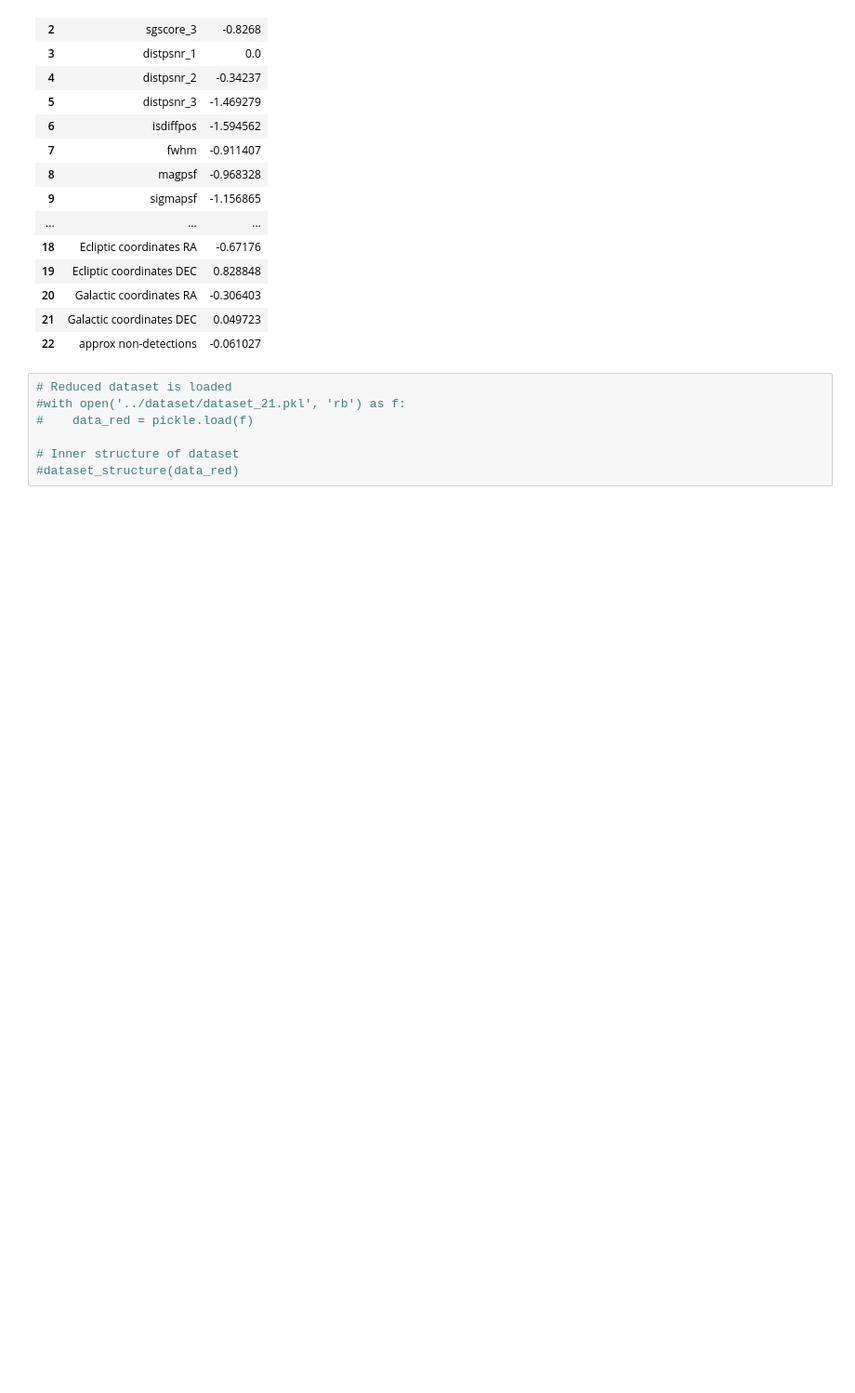
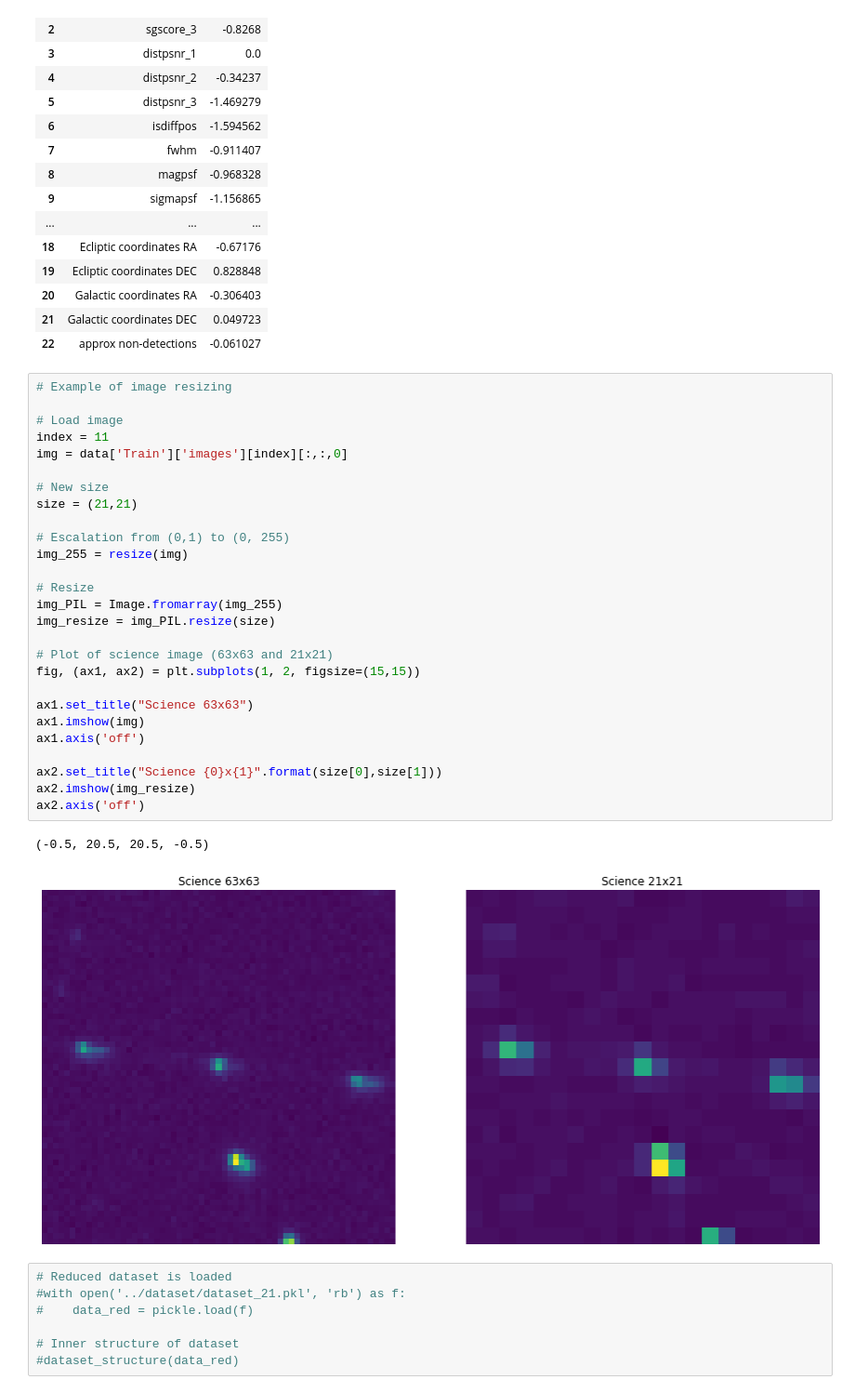
Before and after one commit to R0drig0V1/Astro-SimCLR, a Jupyter notebook: jupyter_examples/stamps_plots.ipynb, the cells around one changed output. Shown: that part at 93% size. Saved outputs shown, nothing was run; the diff lists cells and outputs as text; blank space fills up the shorter version.

```diff
--- a/jupyter_examples/stamps_plots.ipynb
+++ b/jupyter_examples/stamps_plots.ipynb
@@ -54,6 +57,36 @@ Label: Bogus
 | 20 | Galactic coordinates RA | -0.306403 |
 | 21 | Galactic coordinates DEC | 0.049723 |
 | 22 | approx non-detections | -0.061027 |
+# %%
+# Example of image resizing
+
+# Load image
+index = 11
+img = data['Train']['images'][index][:,:,0]
+
+# New size
+size = (21,21)
+
+# Escalation from (0,1) to (0, 255)
+img_255 = resize(img)
+
+# Resize
+img_PIL = Image.fromarray(img_255)
+img_resize = img_PIL.resize(size)
+
+# Plot of science image (63x63 and 21x21)
+fig, (ax1, ax2) = plt.subplots(1, 2, figsize=(15,15))
+
+ax1.set_title("Science 63x63")
+ax1.imshow(img)
+ax1.axis('off')
+
+ax2.set_title("Science {0}x{1}".format(size[0],size[1]))
+ax2.imshow(img_resize)
+ax2.axis('off')
+# %% [output]
+(-0.5, 20.5, 20.5, -0.5)
+[figure, added]
 # %%
 # Reduced dataset is loaded
 #with open('../dataset/dataset_21.pkl', 'rb') as f:
```
Also changed, not shown: parts of 2 cells of this notebook, 2 other files.
